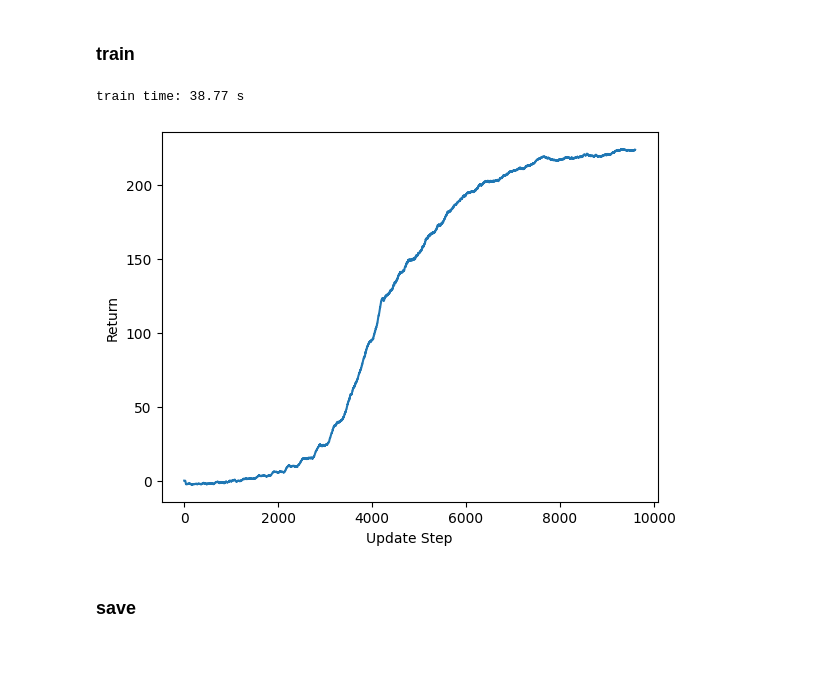
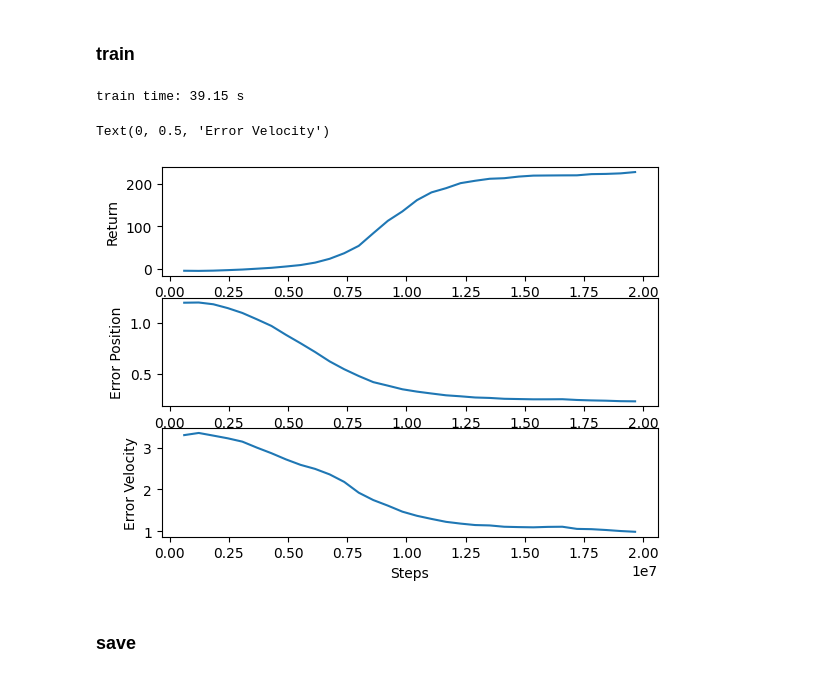
Before and after one commit to jc-bao/policy-adaptation-survey, a Jupyter notebook: adaptive_control_gym/envs/brax/jax_trans.ipynb, the cells around one changed output. Drawn from its saved outputs; the diff is of its cells as text; code cells hidden in the pictures.

```diff
--- a/adaptive_control_gym/envs/brax/jax_trans.ipynb
+++ b/adaptive_control_gym/envs/brax/jax_trans.ipynb
@@ -1144,16 +1152,27 @@ jit time: 0.03 s
 # %% [markdown]
 ### train
-# %%
-t0 = time.time()
-out = jax.block_until_ready(train_jit(rng))
-print(f"train time: {time.time() - t0:.2f} s")
-plt.plot(out["metrics"]["returned_episode_returns"].mean(-1).reshape(-1))
-plt.xlabel("Update Step")
-plt.ylabel("Return")
-plt.show()
-# %% [output]
-train time: 38.77 s
-[figure, removed]
+# %%
+import numpy as np
+
+t0 = time.time()
+out = jax.block_until_ready(train_jit(rng))
+print(f"train time: {time.time() - t0:.2f} s")
+# plot in three subplots of returned_episode_returns, err_pos, err_vel
+fig, (ax1, ax2, ax3) = plt.subplots(3, 1)
+step = (np.arange(out["metrics"]["returned_episode_returns"].shape[0]) + 1) * config["NUM_STEPS"] * config["NUM_ENVS"]
+ax1.plot(step, out["metrics"]["returned_episode_returns"].mean([-1, -2]))
+ax1.set_xlabel("Steps")
+ax1.set_ylabel("Return")
+ax2.plot(step, out["metrics"]["err_pos"].mean([-1, -2]))
+ax2.set_xlabel("Steps")
+ax2.set_ylabel("Error Position")
+ax3.plot(step, out["metrics"]["err_vel"].mean([-1, -2]))
+ax3.set_xlabel("Steps")
+ax3.set_ylabel("Error Velocity")
+# %% [output]
+train time: 39.15 s
+Text(0, 0.5, 'Error Velocity')
+[figure, added]
 # %% [markdown]
 ### save
 # %%
```
Also changed, not shown: parts of 7 cells of this notebook.
